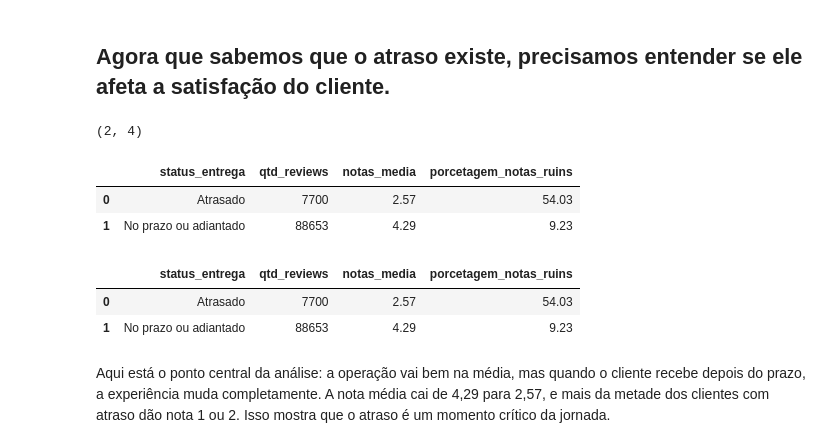
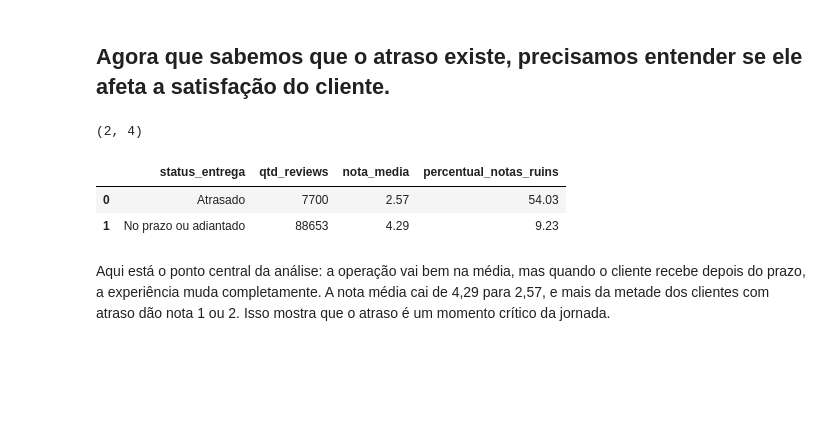
Before and after one commit to PauloViniciusR/SQL, a Jupyter notebook: Storytelling_sql/notebook/analise_base_Sql.ipynb, the cells around one changed output. Cells and saved outputs as stored; diff of their text form; code cells hidden in the pictures; blank space fills up the shorter version.

```diff
--- a/Storytelling_sql/notebook/analise_base_Sql.ipynb
+++ b/Storytelling_sql/notebook/analise_base_Sql.ipynb
@@ -74,28 +74,25 @@ status_entrega = executa_consulta('SELECT \
 # %% [markdown]
 ## Agora que sabemos que o atraso existe, precisamos entender se ele afeta a satisfação do cliente.
 # %%
-executa_consulta('SELECT CASE WHEN o.order_delivered_customer_date > o.order_estimated_delivery_date\
+satisfacao_entrega = executa_consulta('SELECT CASE WHEN o.order_delivered_customer_date > o.order_estimated_delivery_date\
                  THEN "Atrasado"\
                  ELSE "No prazo ou adiantado"\
                  END AS status_entrega,\
                  COUNT(*) AS qtd_reviews,\
-                 ROUND(AVG(r.review_score), 2) AS notas_media,\
-                 ROUND(100.0 * AVG(CASE WHEN r.review_score <= 2 THEN 1 ELSE 0 END), 2) AS porcetagem_notas_ruins\
+                 ROUND(AVG(r.review_score), 2) AS nota_media,\
+                 ROUND(100.0 * AVG(CASE WHEN r.review_score <= 2 THEN 1 ELSE 0 END), 2) AS percentual_notas_ruins\
                  FROM orders o\
                  JOIN order_reviews r\
                  ON o.order_id = r.order_id\
                  WHERE o.order_status = "delivered"\
                  AND o.order_delivered_customer_date IS NOT NULL\
                  AND o.order_estimated_delivery_date IS NOT NULL\
                  GROUP BY status_entrega')
 # %% [output]
 (2, 4)
-|  | status_entrega | qtd_reviews | notas_media | porcetagem_notas_ruins |
+|  | status_entrega | qtd_reviews | nota_media | percentual_notas_ruins |
 | 0 | Atrasado | 7700 | 2.57 | 54.03 |
 | 1 | No prazo ou adiantado | 88653 | 4.29 | 9.23 |
-|  | status_entrega | qtd_reviews | notas_media | porcetagem_notas_ruins |
-| 0 | Atrasado | 7700 | 2.57 | 54.03 |
-| 1 | No prazo ou adiantado | 88653 | 4.29 | 9.23 |
 # %% [markdown]
 Aqui está o ponto central da análise: a operação vai bem na média, mas quando o cliente recebe depois do prazo, a experiência muda completamente. A nota média cai de 4,29 para 2,57, e mais da metade dos clientes com atraso dão nota 1 ou 2. Isso mostra que o atraso é um momento crítico da jornada.
 # %% [markdown]
```
Also changed, not shown: parts of 13 cells of this notebook, 7 other files.
